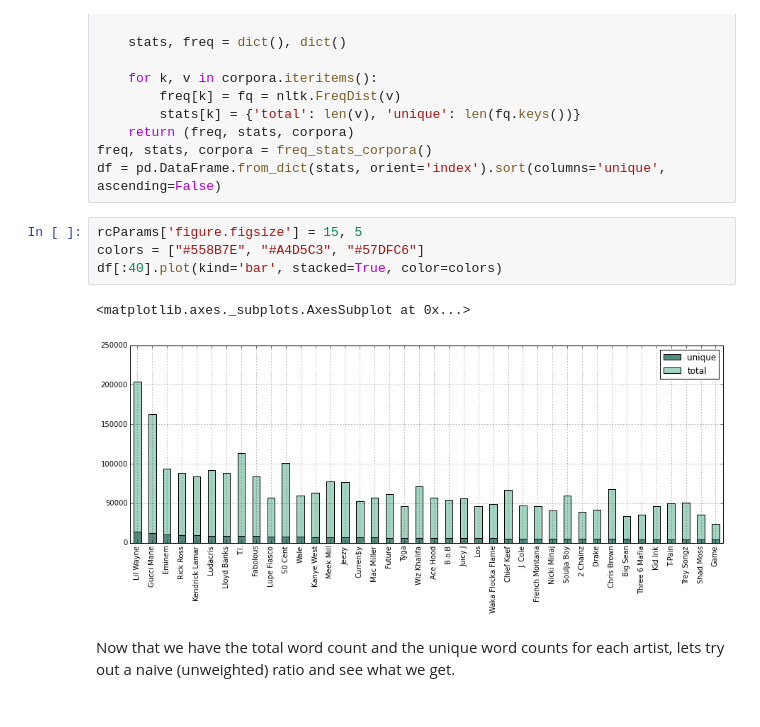
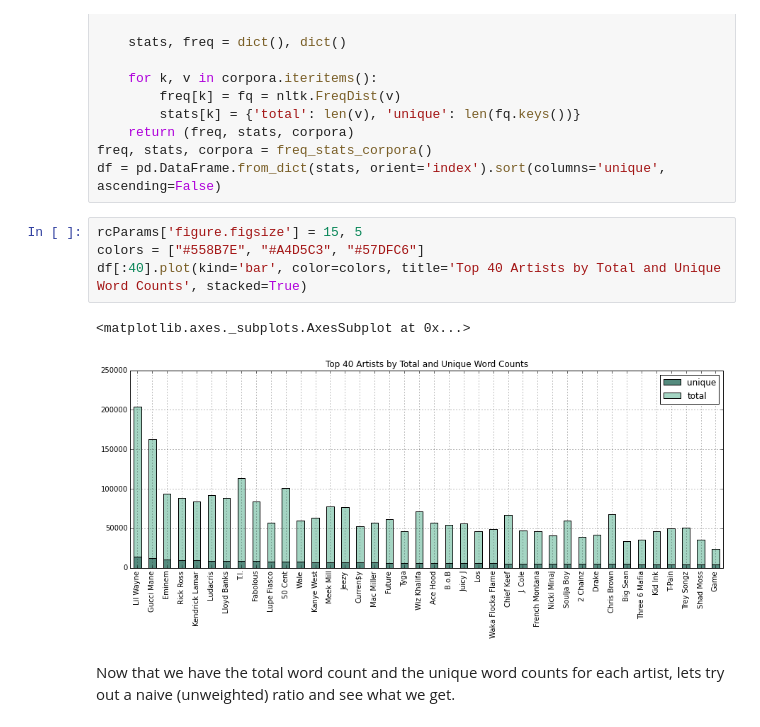
Before and after one commit to baronvonbadguy/genius-scraper, a Jupyter notebook: Exploration.ipynb, the cells around one changed output. Drawn from its saved outputs; the diff is of its cells as text.

```diff
--- a/Exploration.ipynb
+++ b/Exploration.ipynb
@@ -188,10 +181,10 @@ df = pd.DataFrame.from_dict(stats, orient='index').sort(columns='unique', ascend
 # %%
 rcParams['figure.figsize'] = 15, 5
 colors = ["#558B7E", "#A4D5C3", "#57DFC6"]
-df[:40].plot(kind='bar', stacked=True, color=colors)
+df[:40].plot(kind='bar', color=colors, title='Top 40 Artists by Total and Unique Word Counts', stacked=True)
 # %% [output]
 <matplotlib.axes._subplots.AxesSubplot at 0x...>
-[figure, old version]
+[figure, new version]
 # %% [markdown]
 Now that we have the total word count and the unique word counts for each artist, lets try out a naive (unweighted) ratio and see what we get.
 # %%
```
Also changed, not shown: parts of 13 cells of this notebook.
